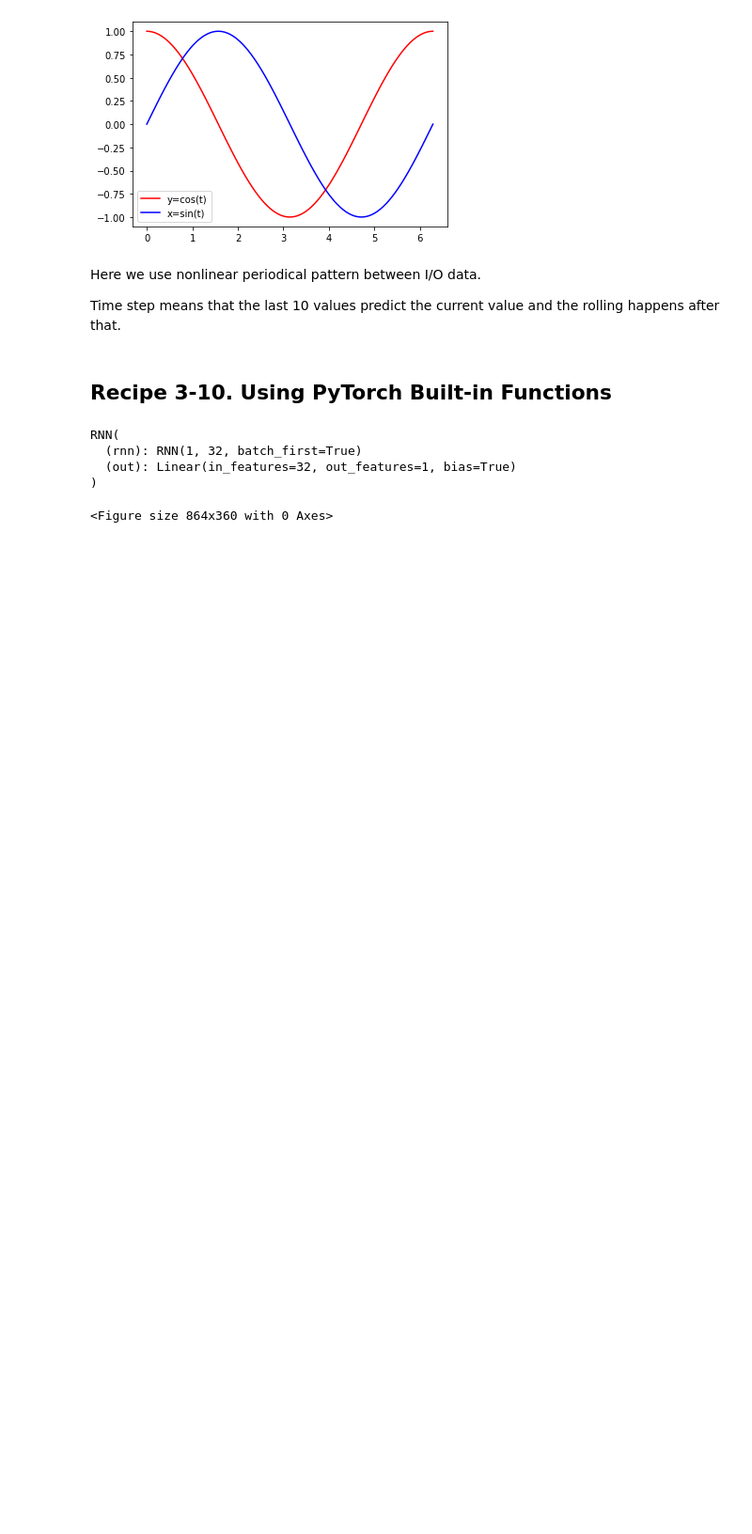
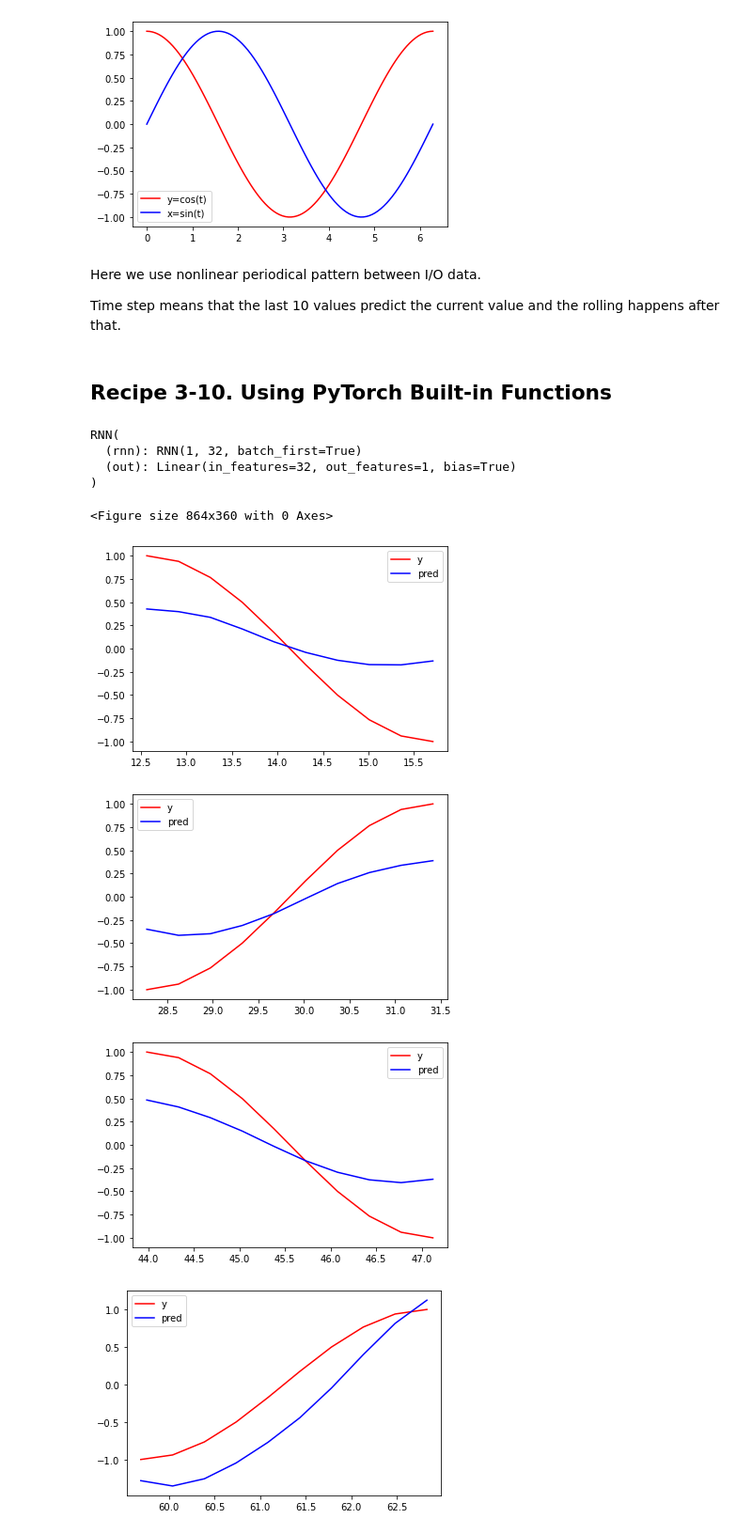
Before and after one commit to ZhaoOfficial/Machine-Learning, a Jupyter notebook: Pytorch_Recipes/Chapter3 CNN and RNN Using PyTorch(RNN Regression).ipynb, the cells around one changed output. Shown at 94% size. Drawn from its saved outputs; the diff is of its cells as text; code cells hidden in the pictures; blank space fills up the shorter version.

```diff
--- a/Pytorch_Recipes/Chapter3 CNN and RNN Using PyTorch(RNN Regression).ipynb
+++ b/Pytorch_Recipes/Chapter3 CNN and RNN Using PyTorch(RNN Regression).ipynb
@@ -74,3 +74,36 @@ RNN(
   (out): Linear(in_features=32, out_features=1, bias=True)
 )
 <Figure size 864x360 with 0 Axes>
+# %%
+for epoch in range(EPOCH):
+    start, end = epoch * np.pi, (epoch + 1) * np.pi
+    # using sin predicts cos
+    t = np.linspace(start, end, TIME_STEP, dtype=np.float32)
+    x = np.sin(t)
+    y = np.cos(t)
+
+    # I/O.shape = (BATCH_SIZE, TIME_STPE, I/O_SIZE)
+    batch_x = Variable(torch.from_numpy(x[np.newaxis, :, np.newaxis]))
+    batch_y = Variable(torch.from_numpy(y[np.newaxis, :, np.newaxis]))
+
+    y_pred, h_state = rnn(batch_x, h_state)
+    # important!!!
+    # repack the hidden state, break the connection from last i
+    h_state = Variable(h_state.data)
+
+    loss = loss_fn(y_pred, batch_y)
+    optimizer.zero_grad()
+    loss.backward()
+    optimizer.step()
+
+    if epoch % 5 == 4:
+        plt.plot(t, y, 'r-', label='y')
+        plt.plot(t, y_pred.detach().numpy().flatten(), 'b-', label='pred')
+        plt.legend()
+        plt.draw()
+        plt.pause(0.05)
+# %% [output]
+[figure, added]
+[figure, added]
+[figure, added]
+[figure, added]
```
Also changed, not shown: parts of 1 cell of this notebook, 2 other files.
